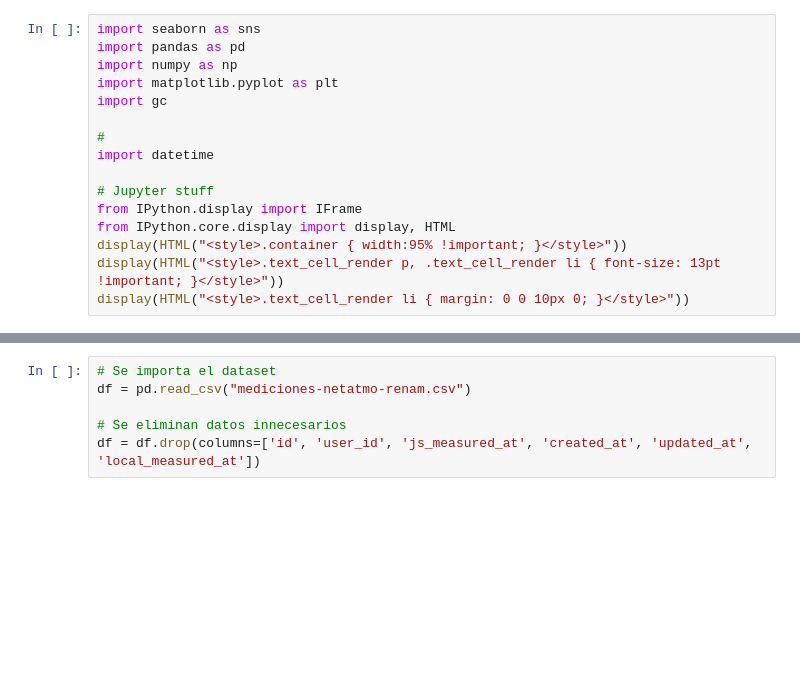
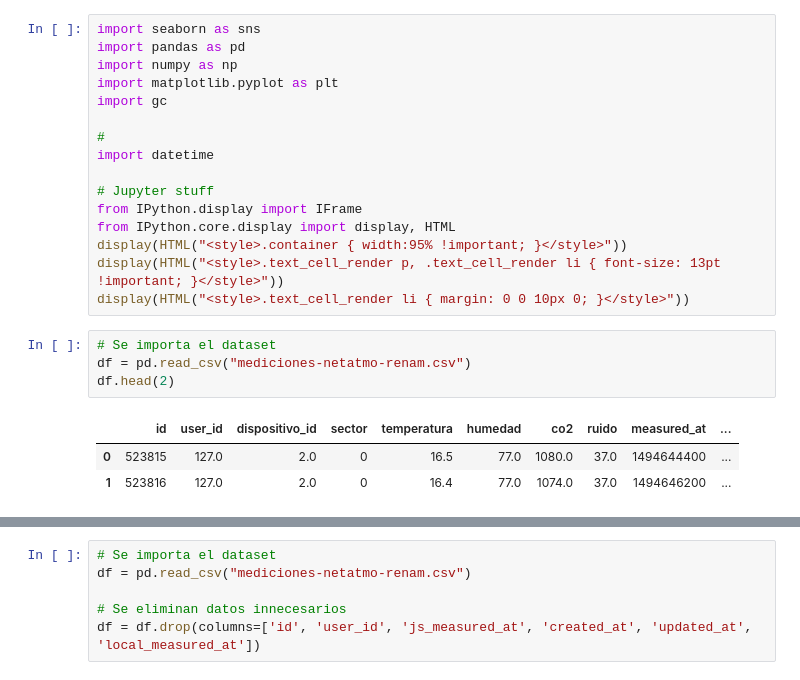
Before and after one commit to fco96/memoria, a Jupyter notebook: Memoria Francisco Olivares.ipynb, the cells around one changed output, grey strips where cells are left out. Saved outputs shown, nothing was run; the diff lists cells and outputs as text; blank space fills up the shorter version.

```diff
--- a/Memoria Francisco Olivares.ipynb
+++ b/Memoria Francisco Olivares.ipynb
@@ -14,3 +14,11 @@ from IPython.core.display import display, HTML
 display(HTML("<style>.container { width:95% !important; }</style>"))
 display(HTML("<style>.text_cell_render p, .text_cell_render li { font-size: 13pt !important; }</style>"))
 display(HTML("<style>.text_cell_render li { margin: 0 0 10px 0; }</style>"))
+# %%
+# Se importa el dataset
+df = pd.read_csv("mediciones-netatmo-renam.csv")
+df.head(2)
+# %% [output]
+|  | id | user_id | dispositivo_id | sector | temperatura | humedad | co2 | ruido | measured_at | ... |
+| 0 | 523815 | 127.0 | 2.0 | 0 | 16.5 | 77.0 | 1080.0 | 37.0 | 1494644400 | ... |
+| 1 | 523816 | 127.0 | 2.0 | 0 | 16.4 | 77.0 | 1074.0 | 37.0 | 1494646200 | ... |
```
Also changed, not shown: parts of 1 cell of this notebook.
